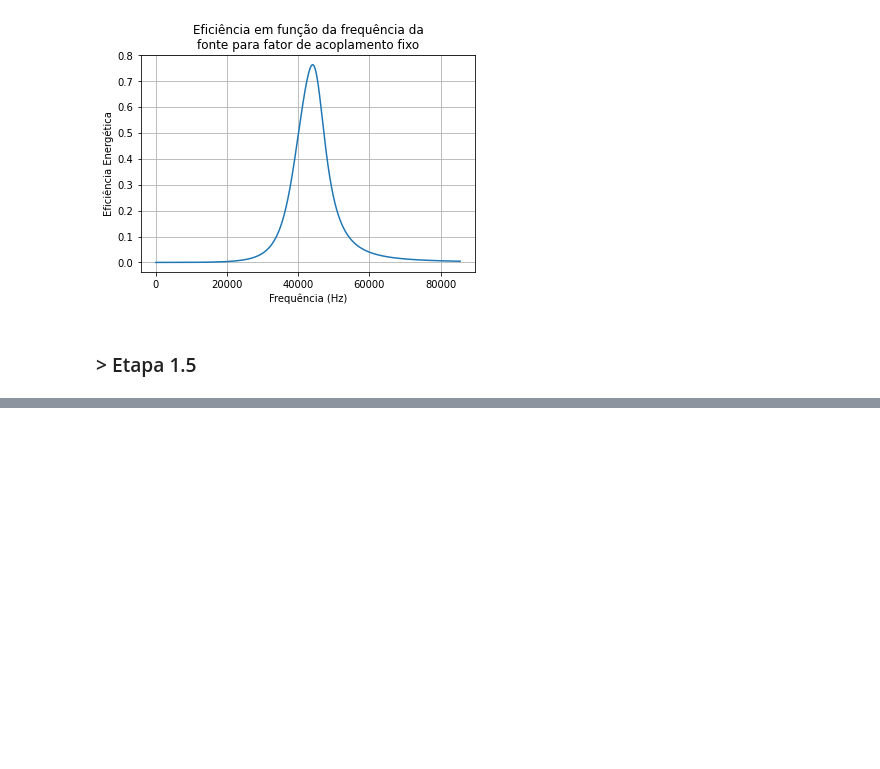
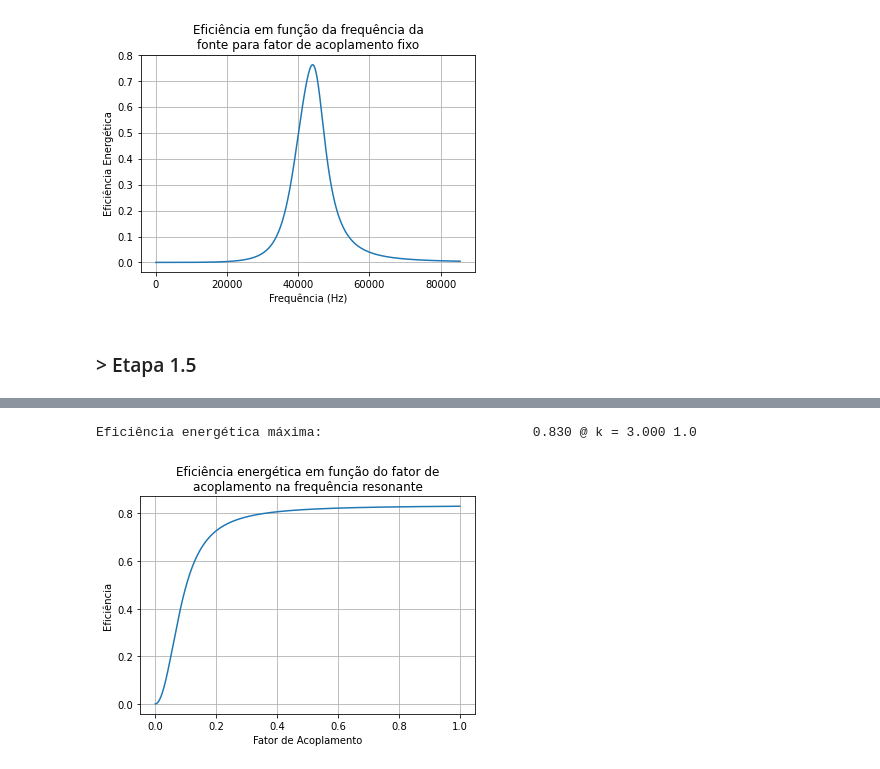
Before and after one commit to thiagosk/Projeto-Eletromag2022.2, a Jupyter notebook: main.ipynb, the cells around one changed output, grey strips where cells are left out. Saved outputs shown, nothing was run; the diff lists cells and outputs as text; code cells hidden in the pictures; blank space fills up the shorter version.

```diff
--- a/main.ipynb
+++ b/main.ipynb
@@ -409,0 +410,15 @@ Tensão máxima na carga:                         16.580 V @ k = 0.088
+# %%
+print('Eficiência energética máxima:\t\t\t\t%.3f @ k = %.3f' % (eficiencia_max_k, 3), round(k_eficiencia_max_k, 3))
+
+plt.plot(fatores_acoplamento, eficiencias_k)
+
+plt.xlabel('Fator de Acoplamento')
+plt.ylabel('Eficiência')
+plt.title('Eficiência energética em função do fator de\nacoplamento na frequência resonante')
+
+plt.grid(True)
+
+plt.show()
+# %% [output]
+Eficiência energética máxima:                           0.830 @ k = 3.000 1.0
+[figure, added]
```
Also changed, not shown: parts of 7 cells of this notebook, 1 other file.
